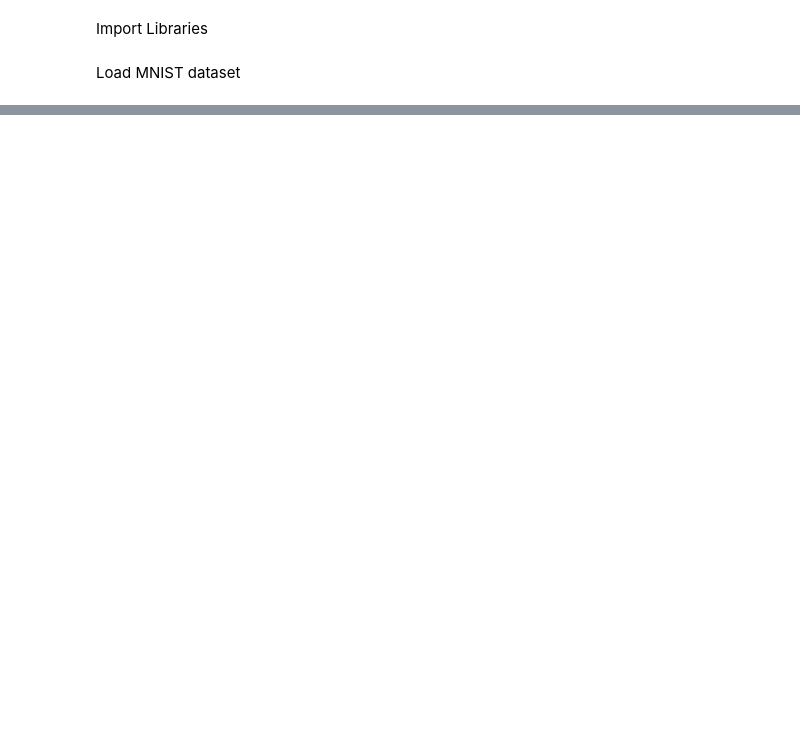
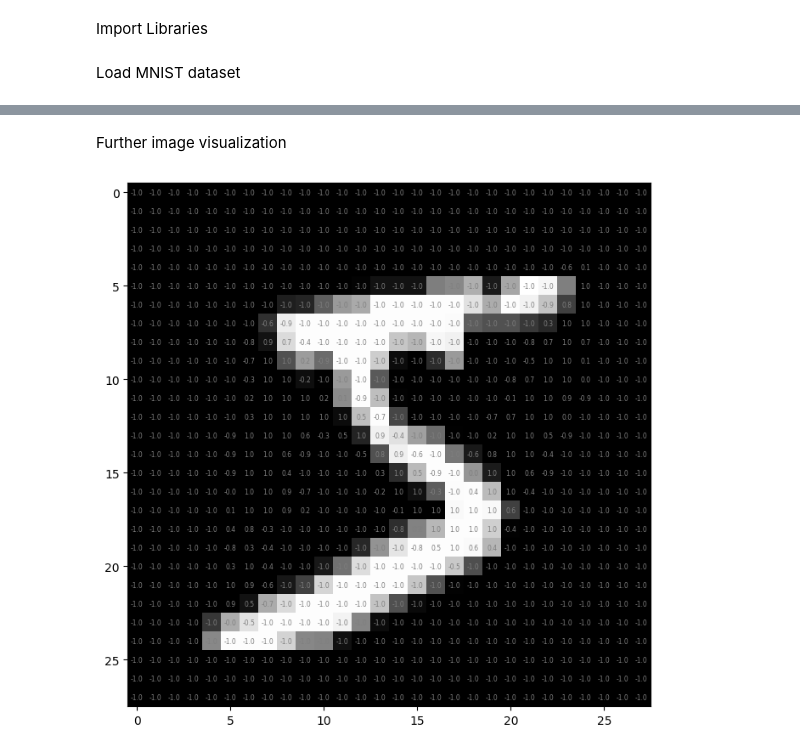
Before and after one commit to Siarzis/ai-tutor, a Jupyter notebook: cnn_mnist_classification_pytorch.ipynb, the cells around one changed output, grey strips where cells are left out. Cells and saved outputs as stored; diff of their text form; code cells hidden in the pictures; blank space fills up the shorter version.

```diff
--- a/cnn_mnist_classification_pytorch.ipynb
+++ b/cnn_mnist_classification_pytorch.ipynb
@@ -53,0 +66,12 @@ Total number of batches: 60000 / 64 = 938
+# %% [markdown]
+Further image visualization
+# %%
+plt.figure(figsize=(8,8))
+plt.imshow(image.squeeze(), cmap='gray')
+
+for i in range(28):
+    for j in range(28):
+        pixel = round(image.squeeze()[i][j].item(), 1)
+        plt.text(i, j, pixel, fontsize=5.5, ha='center', va='center', color='gray')
+# %% [output]
+[figure, added]
```
Also changed, not shown: parts of 6 cells of this notebook.
